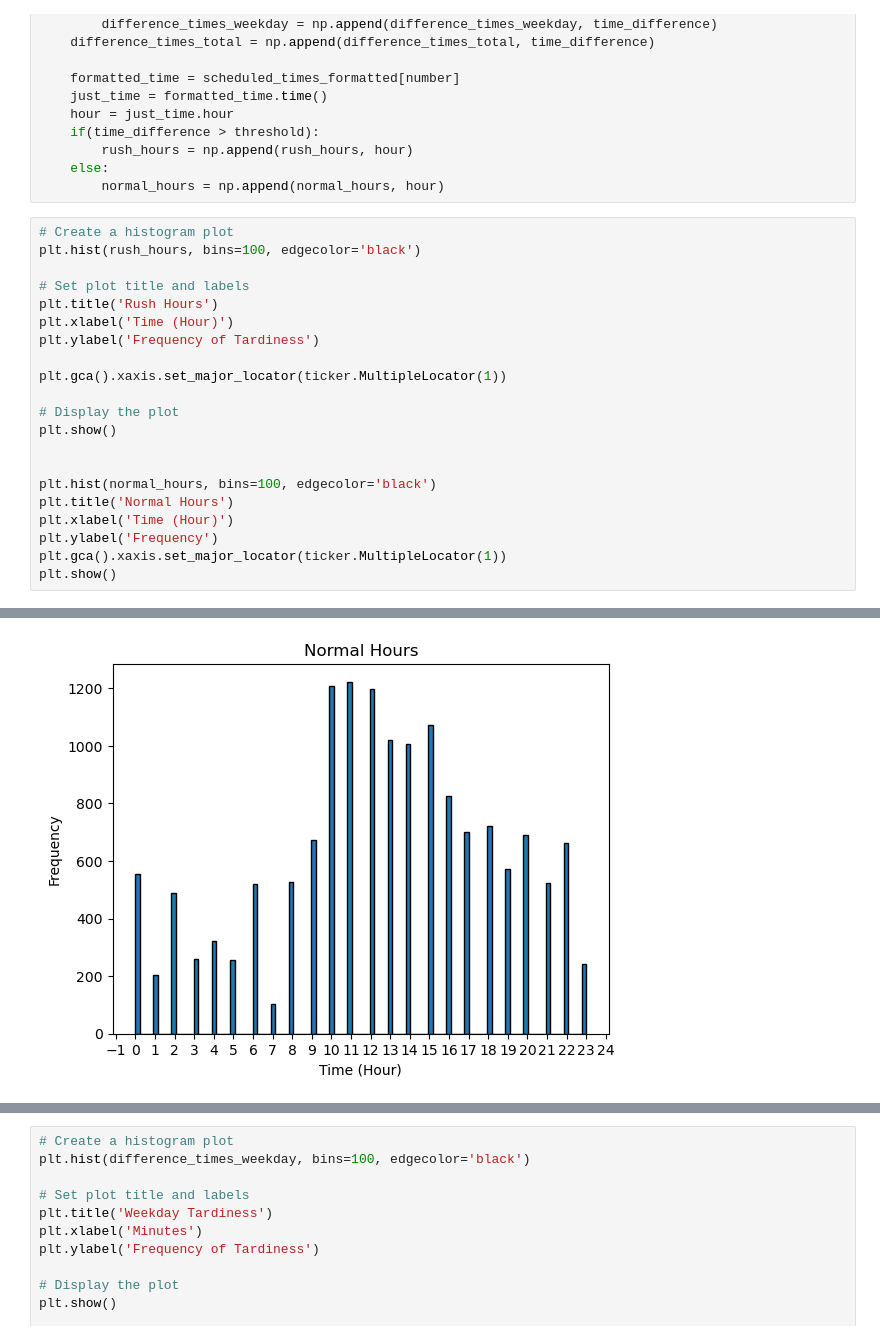
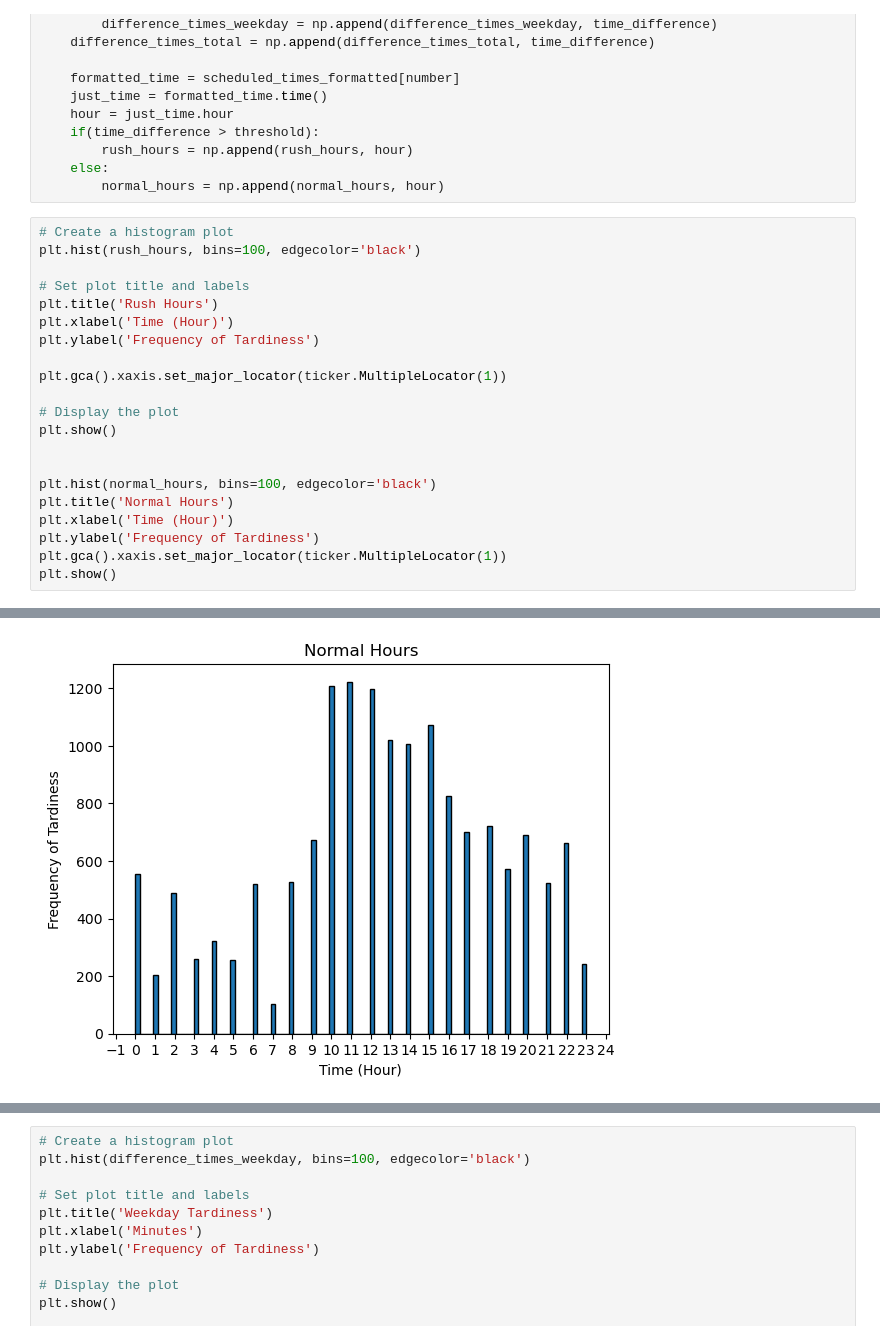
Before and after one commit to tommyli03/citylink-data-analysis, a Jupyter notebook: hello.ipynb, the cells around one changed output, grey strips where cells are left out. Saved outputs shown, nothing was run; the diff lists cells and outputs as text.

```diff
--- a/hello.ipynb
+++ b/hello.ipynb
@@ -55,26 +56,26 @@ for number in range(0, observed_times_formatted.shape[0] - 1):
 # %%
 # Create a histogram plot
 plt.hist(rush_hours, bins=100, edgecolor='black')
 
 # Set plot title and labels
 plt.title('Rush Hours')
 plt.xlabel('Time (Hour)')
 plt.ylabel('Frequency of Tardiness')
 
 plt.gca().xaxis.set_major_locator(ticker.MultipleLocator(1))
 
 # Display the plot
 plt.show()
 
 
 plt.hist(normal_hours, bins=100, edgecolor='black')
 plt.title('Normal Hours')
 plt.xlabel('Time (Hour)')
-plt.ylabel('Frequency')
+plt.ylabel('Frequency of Tardiness')
 plt.gca().xaxis.set_major_locator(ticker.MultipleLocator(1))
 plt.show()
 # %% [output]
 [figure]
-[figure, old version]
+[figure, new version]
 # %%
 # Create a histogram plot
```
Also changed, not shown: parts of 5 cells of this notebook.
